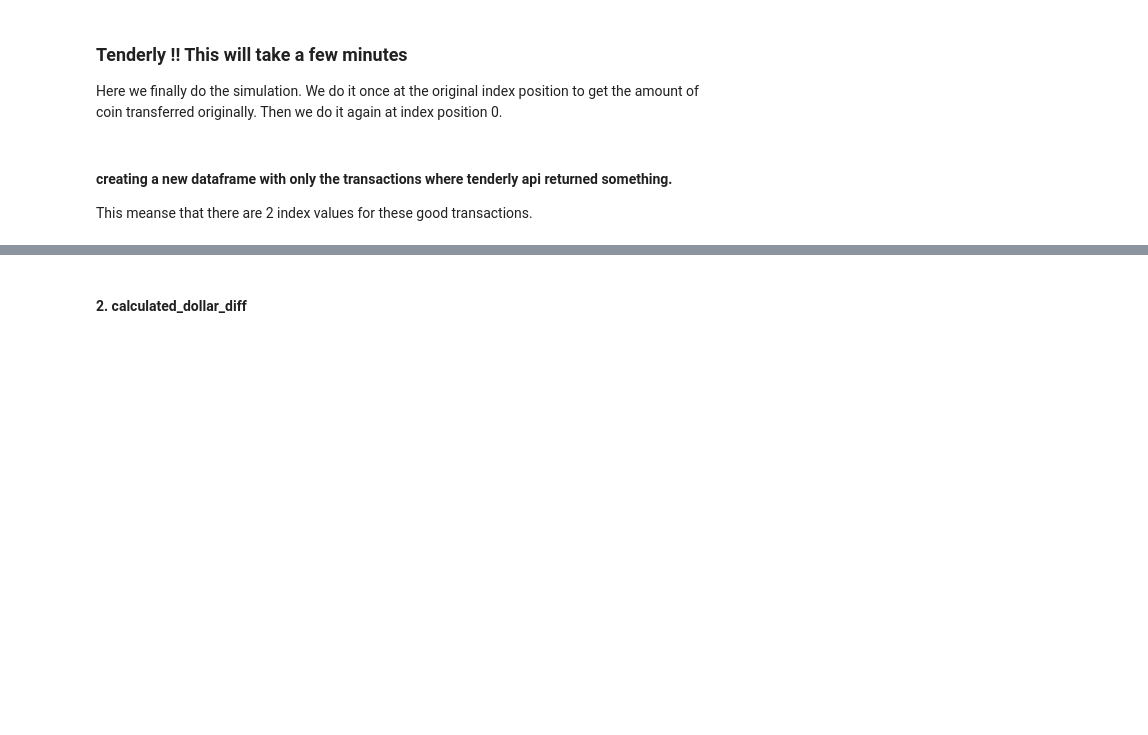
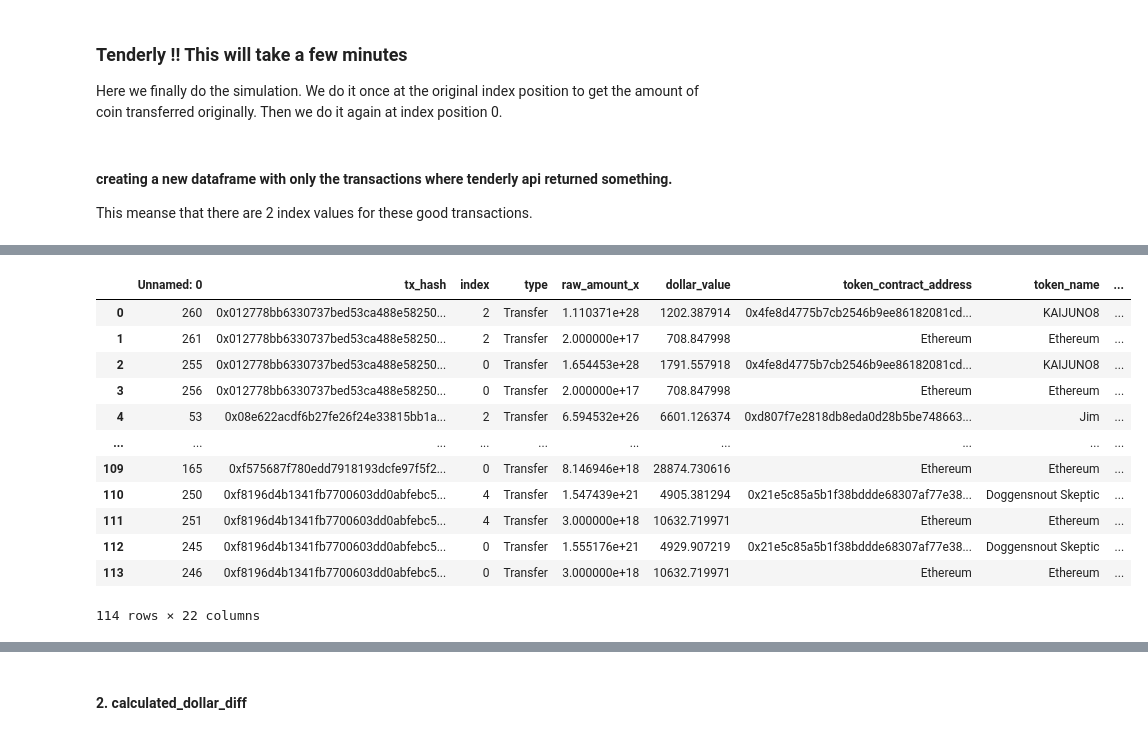
Before and after one commit to cowdao-grants/mevblocker-damages, a Jupyter notebook: cowswap.ipynb, the cells around one changed output, grey strips where cells are left out. Drawn from its saved outputs; the diff is of its cells as text; code cells hidden in the pictures; blank space fills up the shorter version.

```diff
--- a/cowswap.ipynb
+++ b/cowswap.ipynb
@@ -292,0 +363,10 @@ df_results_good.head()
+# %%
+filtered_df = df_senders[(df_senders['dollar_value'].isnull())]
+filtered_df = filtered_df.groupby(['tx_hash', 'index', 'token_contract_address', 'sender_gave_this'])['raw_amount'].sum().reset_index()
+df_null_0 = filtered_df[(filtered_df['index'] == 0 )]
+
+merged_null_0 = pd.merge(df_null_0, weth_df, on='tx_hash', how = 'left') #we only care about the transactions without any dollar value
+merged_null_0 = merged_null_0.drop('index', axis = 1)
+merged_null_0['other_token_value_index_0'] = merged_null_0['tx_weth_dollar_value_index_0']/ merged_null_0['raw_amount']
+# one row per transaction with the amount of token where there is no dollar value
+merged_null_0
@@ -292,0 +384,4 @@ df_results_good.head()
+# %%
+filtered_df = filtered_df[['tx_hash', 'index', 'raw_amount', 'token_contract_address', 'sender_gave_this']]
+# sum the amount of same token per transaction and index so that we have one token per transaction
+filtered_df.head()
@@ -292,0 +395,6 @@ df_results_good.head()
+# %%
+calculated_dollar_df = pd.merge(filtered_df, merged_null_0.drop('raw_amount', axis = 1), on=['tx_hash', 'token_contract_address', 'sender_gave_this'], how = 'left')
+calculated_dollar_df['calculated_tx_dollar_value'] = calculated_dollar_df['raw_amount']* calculated_dollar_df['other_token_value_index_0']
+calculated_dollar_df['calculated_token_value'] = calculated_dollar_df['raw_amount'] / calculated_dollar_df['calculated_tx_dollar_value']
+calculated_dollar_df = calculated_dollar_df.drop('calculated_tx_dollar_value', axis = 1)
+calculated_dollar_df.head()
@@ -292,0 +408,33 @@ df_results_good.head()
+# %%
+final_test = pd.merge(df_senders, calculated_dollar_df, on = ['tx_hash', 'index', 'token_contract_address', 'sender_gave_this'], how = 'left')
+final_test['calculated_tx_dollar_value'] = final_test['raw_amount_x']* final_test['other_token_value_index_0']
+# %%
+def calculate_use_dollar_value(row):
+    if not pd.isnull(row['dollar_value']):
+        if row['sender_gave_this']:
+            return -row['dollar_value']
+        else:
+            return row['dollar_value']
+    else:
+        if row['sender_gave_this']:
+            return -row['calculated_tx_dollar_value']
+        else:
+            return row['calculated_tx_dollar_value']
+
+# Apply the function to create the new column
+final_test['use_this_dollar_value'] = final_test.apply(calculate_use_dollar_value, axis=1)
+final_test
+# %% [output]
+|  | Unnamed: 0 | tx_hash | index | type | raw_amount_x | dollar_value | token_contract_address | token_name | ... |
+| 0 | 260 | 0x012778bb6330737bed53ca488e58250... | 2 | Transfer | 1.110371e+28 | 1202.387914 | 0x4fe8d4775b7cb2546b9ee86182081cd... | KAIJUNO8 | ... |
+| 1 | 261 | 0x012778bb6330737bed53ca488e58250... | 2 | Transfer | 2.000000e+17 | 708.847998 | Ethereum | Ethereum | ... |
+| 2 | 255 | 0x012778bb6330737bed53ca488e58250... | 0 | Transfer | 1.654453e+28 | 1791.557918 | 0x4fe8d4775b7cb2546b9ee86182081cd... | KAIJUNO8 | ... |
+| 3 | 256 | 0x012778bb6330737bed53ca488e58250... | 0 | Transfer | 2.000000e+17 | 708.847998 | Ethereum | Ethereum | ... |
+| 4 | 53 | 0x08e622acdf6b27fe26f24e33815bb1a... | 2 | Transfer | 6.594532e+26 | 6601.126374 | 0xd807f7e2818db8eda0d28b5be748663... | Jim | ... |
+| ... | ... | ... | ... | ... | ... | ... | ... | ... | ... |
+| 109 | 165 | 0xf575687f780edd7918193dcfe97f5f2... | 0 | Transfer | 8.146946e+18 | 28874.730616 | Ethereum | Ethereum | ... |
+| 110 | 250 | 0xf8196d4b1341fb7700603dd0abfebc5... | 4 | Transfer | 1.547439e+21 | 4905.381294 | 0x21e5c85a5b1f38bddde68307af77e38... | Doggensnout Skeptic | ... |
+| 111 | 251 | 0xf8196d4b1341fb7700603dd0abfebc5... | 4 | Transfer | 3.000000e+18 | 10632.719971 | Ethereum | Ethereum | ... |
+| 112 | 245 | 0xf8196d4b1341fb7700603dd0abfebc5... | 0 | Transfer | 1.555176e+21 | 4929.907219 | 0x21e5c85a5b1f38bddde68307af77e38... | Doggensnout Skeptic | ... |
+| 113 | 246 | 0xf8196d4b1341fb7700603dd0abfebc5... | 0 | Transfer | 3.000000e+18 | 10632.719971 | Ethereum | Ethereum | ... |
+114 rows × 22 columns
```
Also changed, not shown: parts of 49 cells of this notebook.
